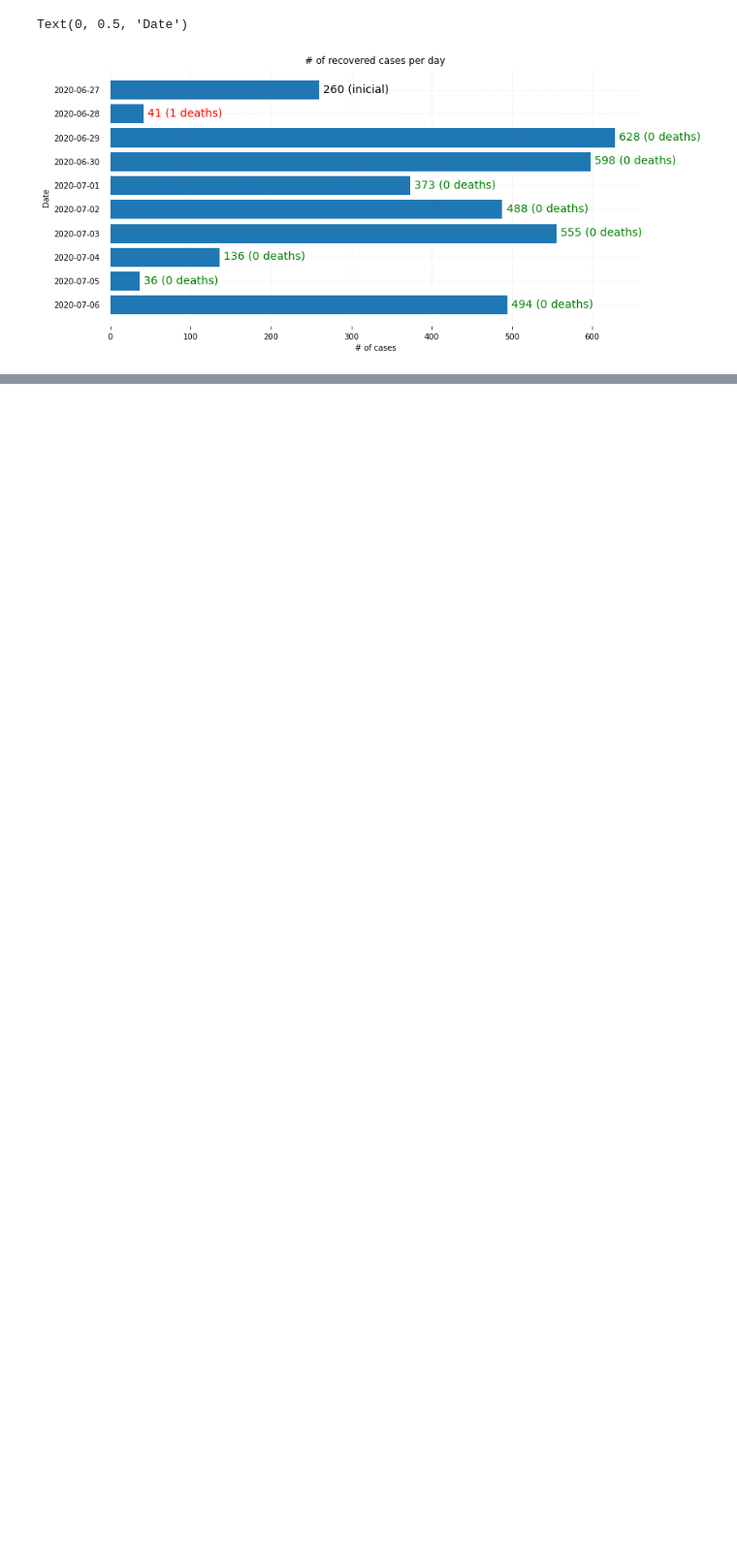
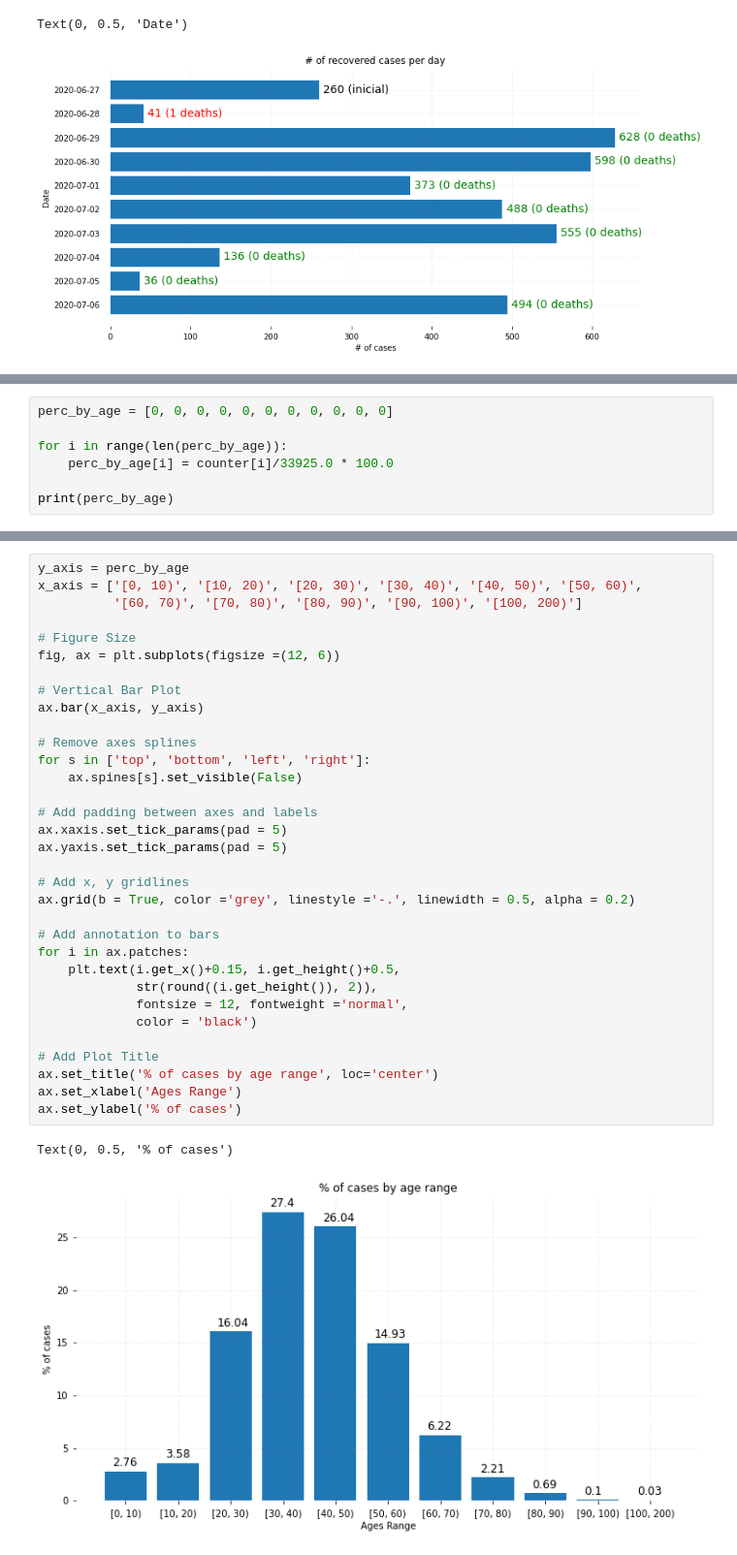
Before and after one commit to jvmdo/rna-pp1-2020, a Jupyter notebook: rascunhos/rna_pp1_joao.ipynb, the cells around one changed output, grey strips where cells are left out. Shown at 97% size. Cells and saved outputs as stored; diff of their text form; blank space fills up the shorter version.

```diff
--- a/rascunhos/rna_pp1_joao.ipynb
+++ b/rascunhos/rna_pp1_joao.ipynb
@@ -712,0 +752,7 @@ Text(0, 0.5, 'Date')
+# %%
+perc_by_age = [0, 0, 0, 0, 0, 0, 0, 0, 0, 0, 0]
+
+for i in range(len(perc_by_age)):
+    perc_by_age[i] = counter[i]/33925.0 * 100.0
+
+print(perc_by_age)
@@ -712,0 +761,36 @@ Text(0, 0.5, 'Date')
+# %%
+y_axis = perc_by_age
+x_axis = ['[0, 10)', '[10, 20)', '[20, 30)', '[30, 40)', '[40, 50)', '[50, 60)',
+          '[60, 70)', '[70, 80)', '[80, 90)', '[90, 100)', '[100, 200)']
+
+# Figure Size
+fig, ax = plt.subplots(figsize =(12, 6))
+
+# Vertical Bar Plot
+ax.bar(x_axis, y_axis)
+
+# Remove axes splines
+for s in ['top', 'bottom', 'left', 'right']:
+    ax.spines[s].set_visible(False)
+
+# Add padding between axes and labels
+ax.xaxis.set_tick_params(pad = 5)
+ax.yaxis.set_tick_params(pad = 5)
+
+# Add x, y gridlines
+ax.grid(b = True, color ='grey', linestyle ='-.', linewidth = 0.5, alpha = 0.2)
+
+# Add annotation to bars
+for i in ax.patches:
+    plt.text(i.get_x()+0.15, i.get_height()+0.5,
+             str(round((i.get_height()), 2)),
+             fontsize = 12, fontweight ='normal',
+             color = 'black')
+
+# Add Plot Title
+ax.set_title('% of cases by age range', loc='center')
+ax.set_xlabel('Ages Range')
+ax.set_ylabel('% of cases')
+# %% [output]
+Text(0, 0.5, '% of cases')
+[figure, added]
```
Also changed, not shown: parts of 16 cells of this notebook.
